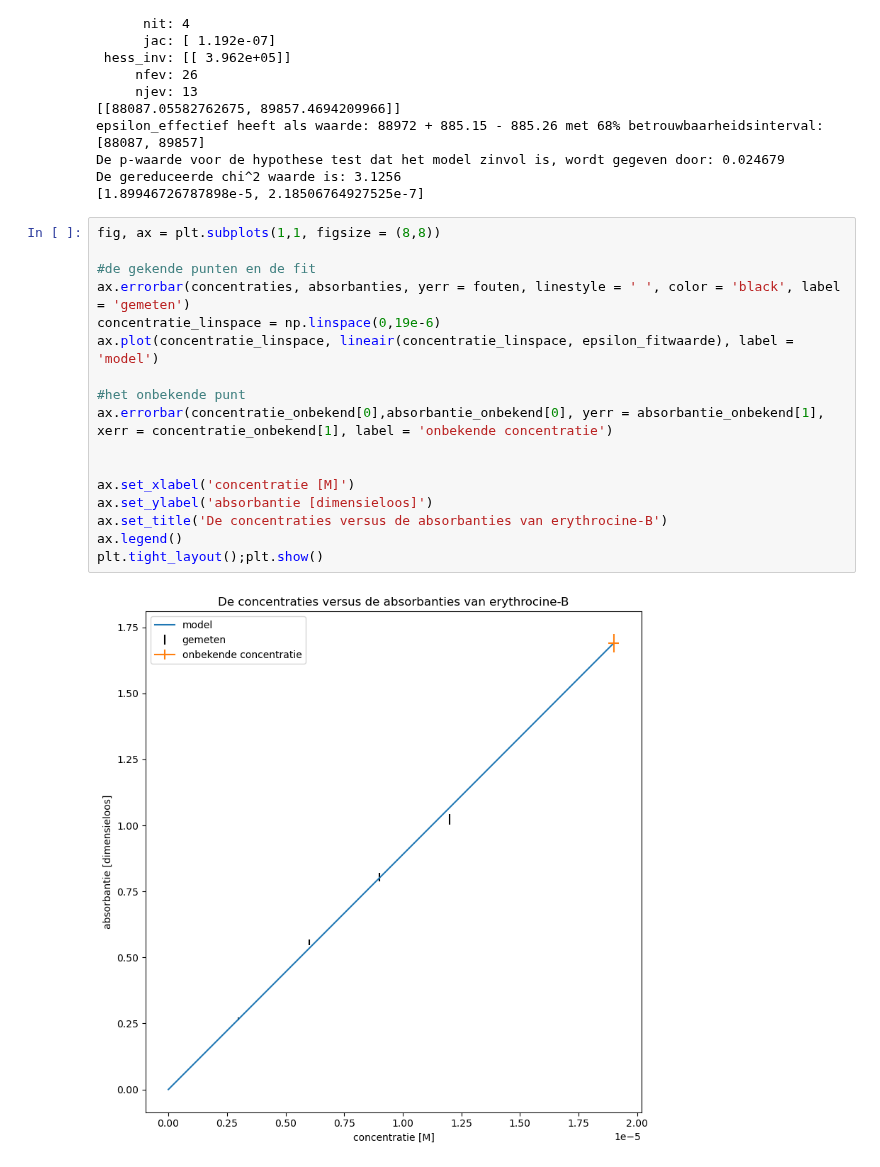
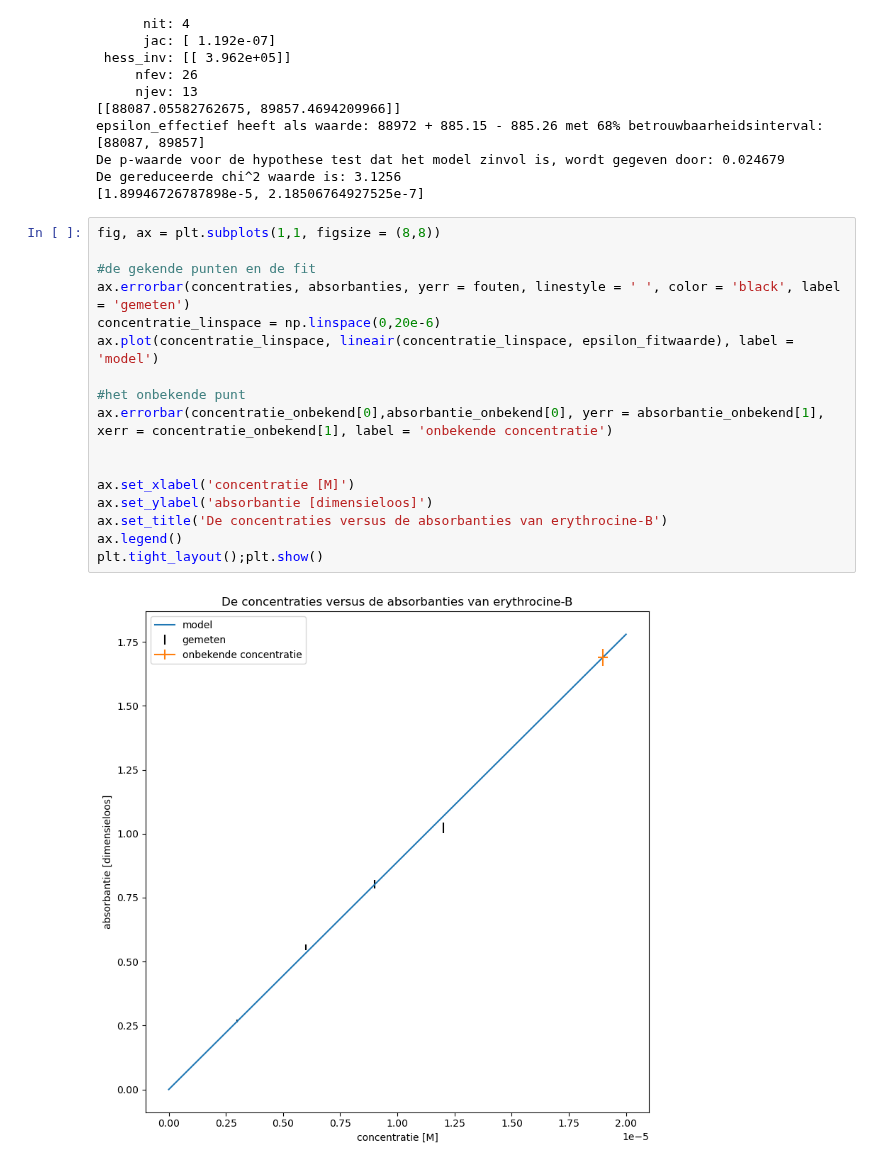
Before and after one commit to justlearning42/Experimentele_vscode, a Jupyter notebook: concentratie.ipynb, the cells around one changed output. Saved outputs shown, nothing was run; the diff lists cells and outputs as text.

```diff
--- a/concentratie.ipynb
+++ b/concentratie.ipynb
@@ -44,19 +61,19 @@ De gereduceerde chi^2 waarde is: 3.1256
 # %%
 fig, ax = plt.subplots(1,1, figsize = (8,8))
 
 #de gekende punten en de fit
 ax.errorbar(concentraties, absorbanties, yerr = fouten, linestyle = ' ', color = 'black', label = 'gemeten')
-concentratie_linspace = np.linspace(0,19e-6)
+concentratie_linspace = np.linspace(0,20e-6)
 ax.plot(concentratie_linspace, lineair(concentratie_linspace, epsilon_fitwaarde), label = 'model')
 
 #het onbekende punt
 ax.errorbar(concentratie_onbekend[0],absorbantie_onbekend[0], yerr = absorbantie_onbekend[1], xerr = concentratie_onbekend[1], label = 'onbekende concentratie')
 
 
 ax.set_xlabel('concentratie [M]')
 ax.set_ylabel('absorbantie [dimensieloos]')
 ax.set_title('De concentraties versus de absorbanties van erythrocine-B')
 ax.legend()
 plt.tight_layout();plt.show()
 # %% [output]
-[figure, old version]
+[figure, new version]
```
Also changed, not shown: parts of 1 cell of this notebook, 3 other files.
